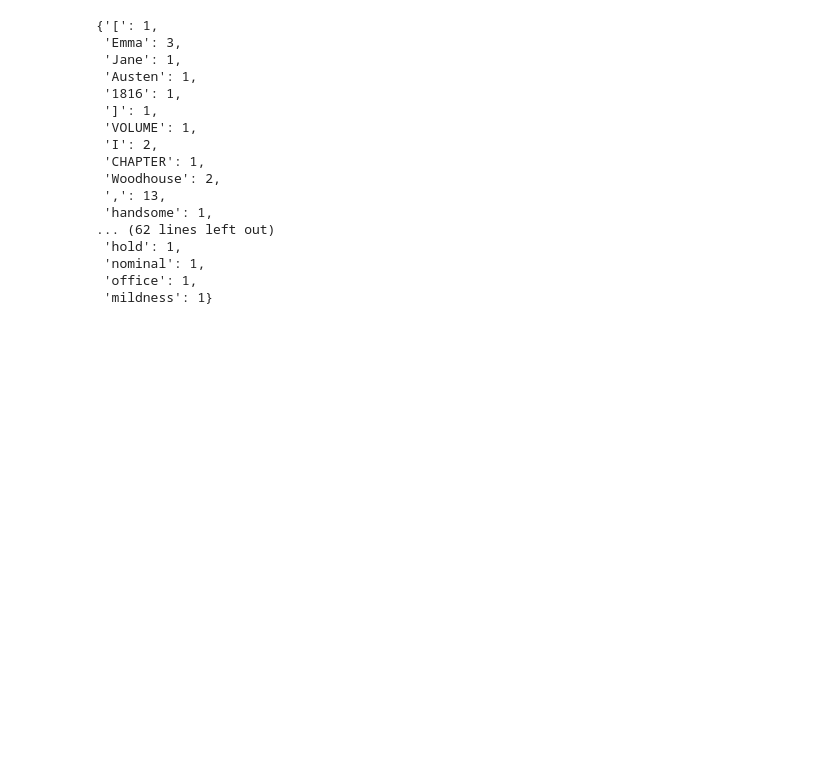
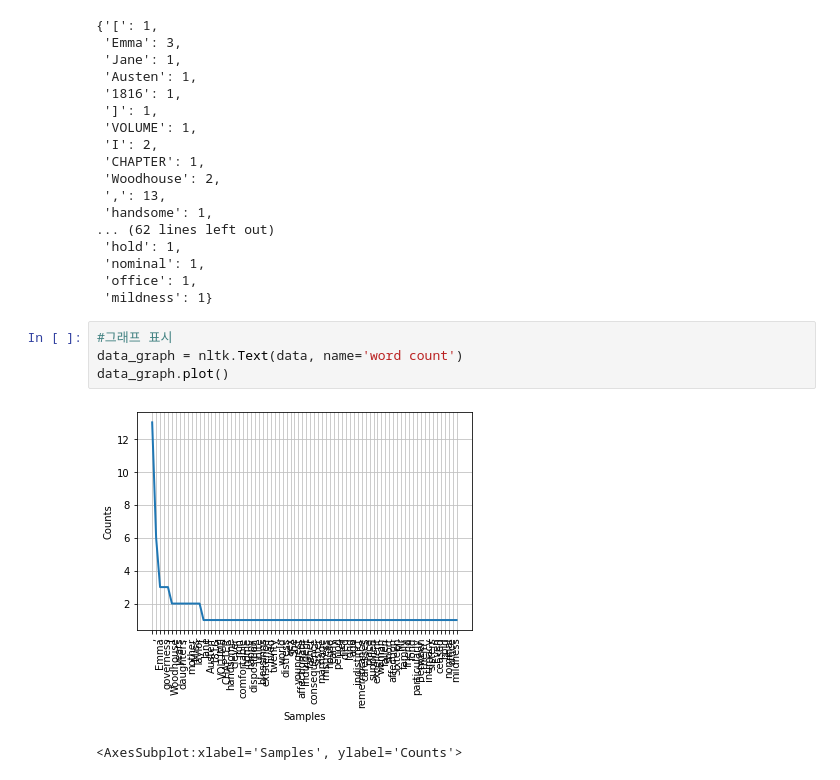
Before and after one commit to eeyeji/MachineLearning, a Jupyter notebook: 10일차/TextMining.ipynb, the cells around one changed output. Cells and saved outputs as stored; diff of their text form; blank space fills up the shorter version.

```diff
--- a/10일차/TextMining.ipynb
+++ b/10일차/TextMining.ipynb
@@ -74,3 +74,10 @@ data_cnt
  'nominal': 1,
  'office': 1,
  'mildness': 1}
+# %%
+#그래프 표시
+data_graph = nltk.Text(data, name='word count')
+data_graph.plot()
+# %% [output]
+[figure, added]
+<AxesSubplot:xlabel='Samples', ylabel='Counts'>
```
Also changed, not shown: parts of 1 cell of this notebook.
